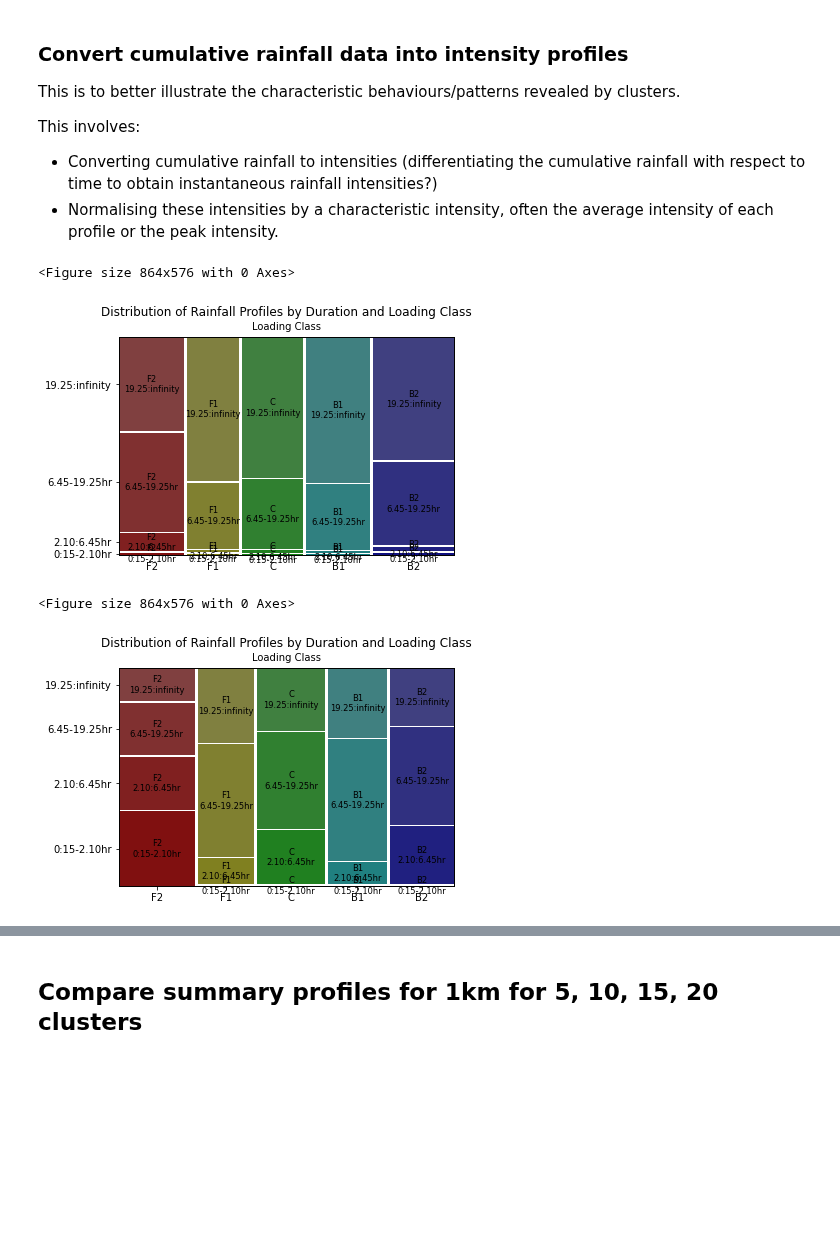
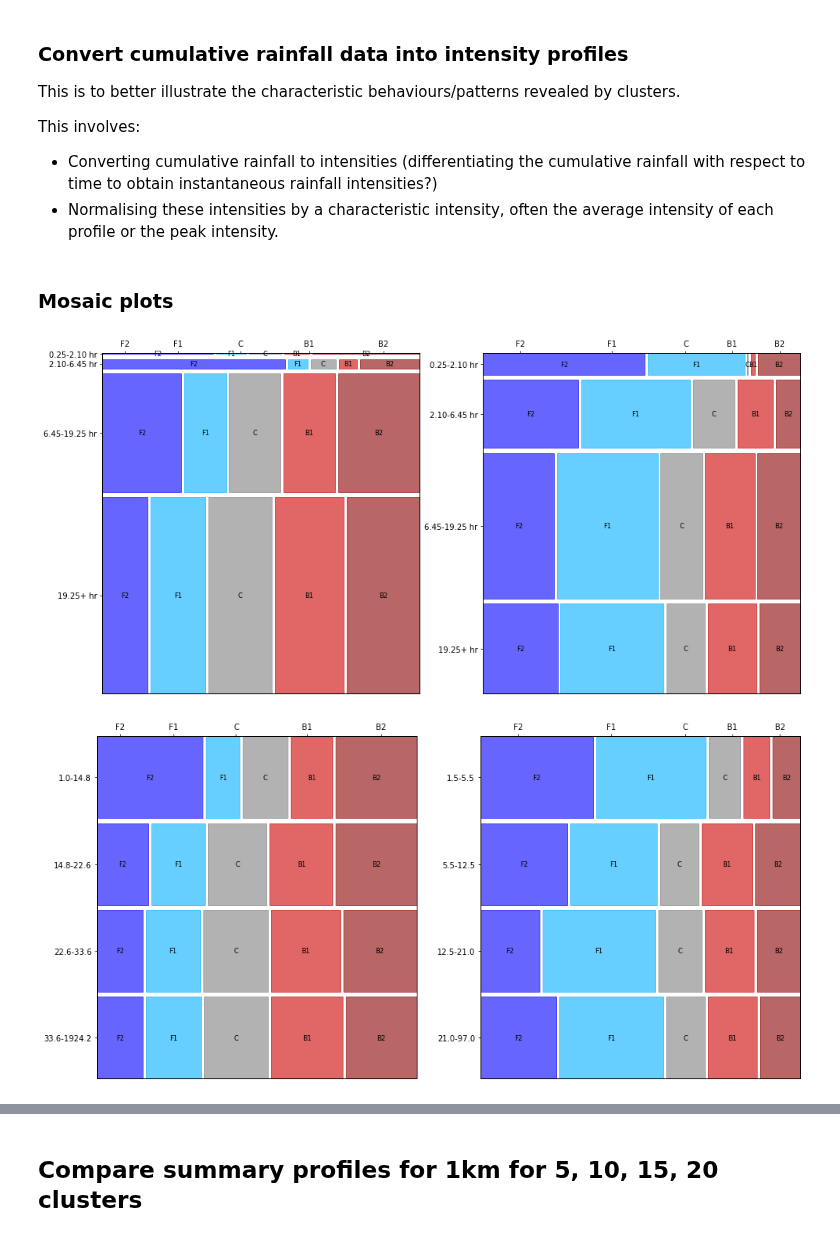
Before and after one commit to masher92/UKCP18, a Jupyter notebook: FindIndependentRainfallEvents/AnalyseProfiles/UKCP182km_VS_NIMROD2km.ipynb, the cells around one changed output, grey strips where cells are left out. Cells and saved outputs as stored; diff of their text form; code cells hidden in the pictures; blank space fills up the shorter version.

```diff
--- a/FindIndependentRainfallEvents/AnalyseProfiles/UKCP182km_VS_NIMROD2km.ipynb
+++ b/FindIndependentRainfallEvents/AnalyseProfiles/UKCP182km_VS_NIMROD2km.ipynb
@@ -156,12 +32,0 @@ def create_contingency_table(data):
-# %%
-data = format_data_for_plots("NIMROD/NIMROD_1km_unfiltered", duration_style = 'Real')
-create_mosaic_plot(data);
-# %% [output]
-<Figure size 864x576 with 0 Axes>
-[figure, removed]
-# %%
-data = format_data_for_plots("UKCP18_30mins/bc005/model", duration_style = 'Real')
-create_mosaic_plot(data);
-# %% [output]
-<Figure size 864x576 with 0 Axes>
-[figure, removed]
@@ -167,0 +51,22 @@ create_mosaic_plot(data);
+# %% [markdown]
+### Mosaic plots
+# %%
+fig, axs = plt.subplots(ncols =2, figsize=(16,8))
+data = format_data_for_plots("NIMROD/NIMROD_1km_unfiltered", duration_style = 'Real', seasons=False)
+create_mosaic_plot(axs[0],data , cross_variable1 = 'DurationRange_notpersonalised', cross_variable2='Loading', include_all= False)
+# axs[0].set_title('NIMROD')
+data = format_data_for_plots("UKCP18_30mins/bc005/model", duration_style = 'Real', seasons=True)
+create_mosaic_plot(axs[1],data, cross_variable1 = 'DurationRange_notpersonalised', cross_variable2='Loading', include_all= False)
+# axs[1].set_title('UKCP18')
+# %% [output]
+[figure, added]
+# %%
+fig, axs = plt.subplots(ncols =2, figsize=(16,8))
+data = format_data_for_plots("NIMROD/NIMROD_1km_unfiltered", duration_style = 'Real', seasons=False)
+create_mosaic_plot(axs[0],data , cross_variable1 = 'DurationRange_personalised', cross_variable2='Loading', include_all= False)
+# axs[0].set_title('NIMROD')
+data = format_data_for_plots("UKCP18_30mins/bc005/model", duration_style = 'Real', seasons=True)
+create_mosaic_plot(axs[1],data, cross_variable1 = 'DurationRange_personalised', cross_variable2='Loading', include_all= False)
+# axs[1].set_title('UKCP18')
+# %% [output]
+[figure, added]
```
Also changed, not shown: parts of 16 cells of this notebook.
